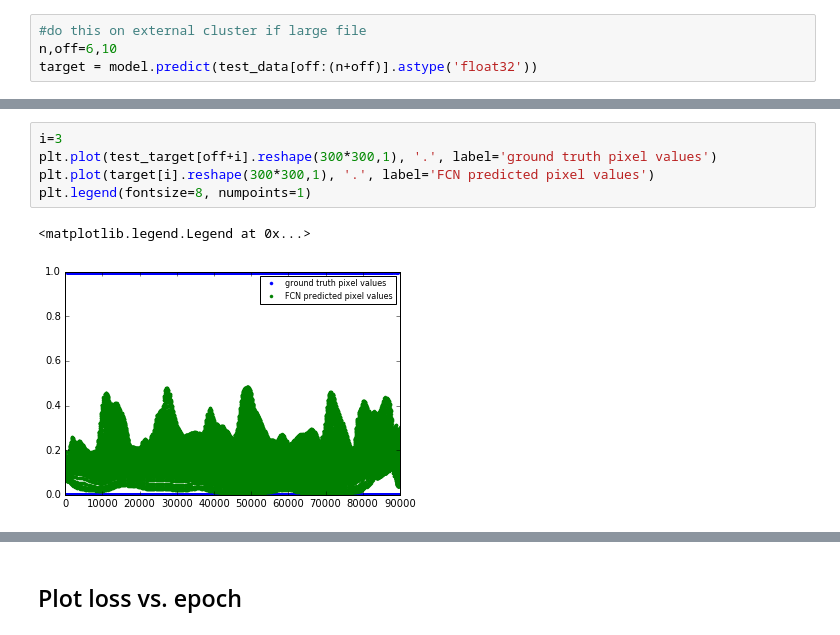
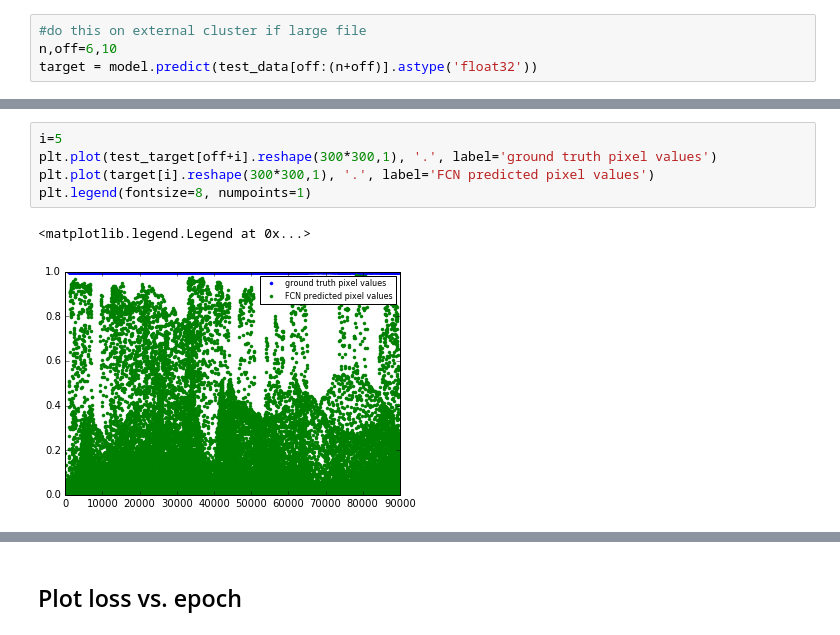
Before and after one commit to silburt/moon-craters, a Jupyter notebook: Mask_generator_analysis_ari.ipynb, the cells around one changed output, grey strips where cells are left out. Cells and saved outputs as stored; diff of their text form.

```diff
--- a/Mask_generator_analysis_ari.ipynb
+++ b/Mask_generator_analysis_ari.ipynb
@@ -133,9 +136,9 @@ err
 # %%
-i=3
+i=5
 plt.plot(test_target[off+i].reshape(300*300,1), '.', label='ground truth pixel values')
 plt.plot(target[i].reshape(300*300,1), '.', label='FCN predicted pixel values')
 plt.legend(fontsize=8, numpoints=1)
 # %% [output]
 <matplotlib.legend.Legend at 0x...>
-[figure, old version]
+[figure, new version]
 # %%
```
Also changed, not shown: parts of 8 cells of this notebook, 1 other file.
